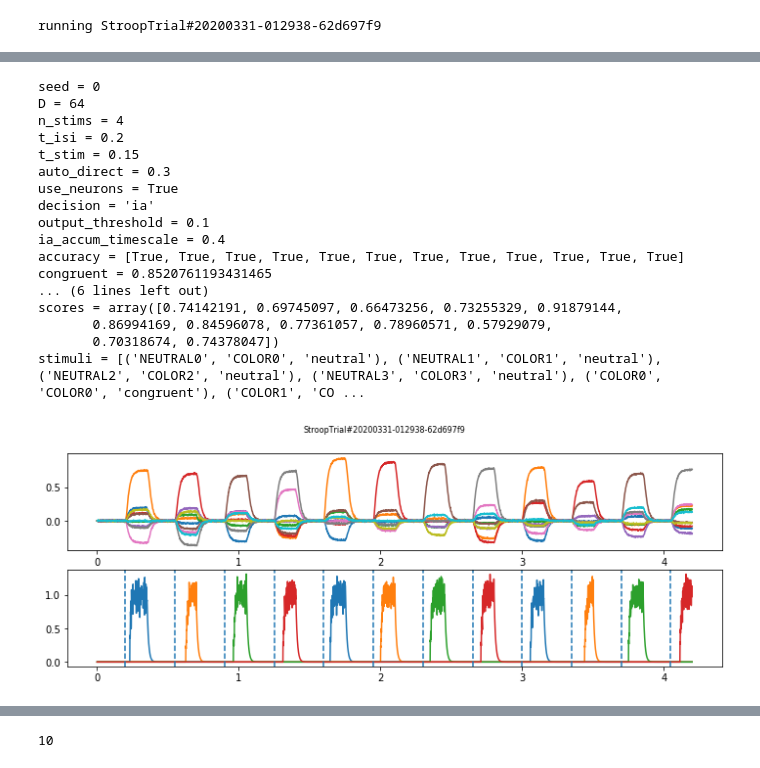
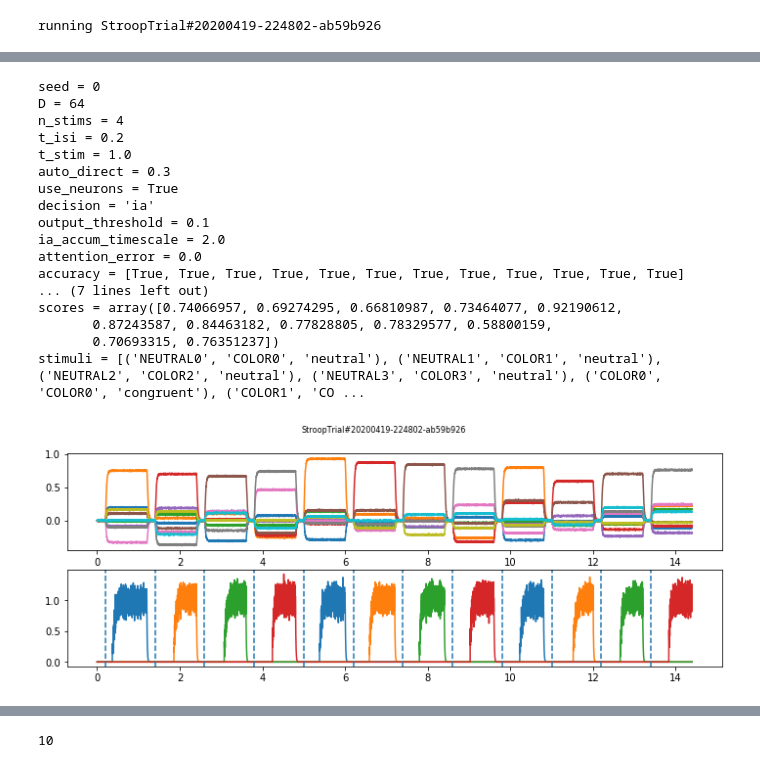
Before and after one commit to tcstewar/nengo_stroop, a Jupyter notebook: Stroop with reaction time.ipynb, the cells around one changed output, grey strips where cells are left out. Cells and saved outputs as stored; diff of their text form; code cells hidden in the pictures.

Commit message:
Working stroop params

```diff
--- a/Stroop with reaction time.ipynb
+++ b/Stroop with reaction time.ipynb
@@ -20,6 +20,8 @@ class StroopTrial(pytry.PlotTrial):
         self.param('decision making system (bg|ia)', decision='bg')
         self.param('threshold for producing an output', output_threshold=0.1)
         self.param('IA decision time', ia_accum_timescale=0.4)
+        self.param('attention error', attention_error=0.0)
+
 
     def evaluate(self, p, plt):
         stimuli = []
@@ -54,7 +56,7 @@ class StroopTrial(pytry.PlotTrial):
                     return stimuli[index%len(stimuli)][1]
             stim_w = spa.Transcode(word_func, output_vocab=vocab)
             stim_c = spa.Transcode(color_func, output_vocab=vocab)
-            stim_a = spa.Transcode('COLOR', output_vocab=vocab)
+            stim_a = spa.Transcode('(1-%g)*COLOR + %g*WORD' % (p.attention_error, p.attention_error), output_vocab=vocab)
 
             wm = spa.State(vocab)
 
@@ -162,26 +190,26 @@ class StroopTrial(pytry.PlotTrial):
 # %%
 plt.figure(figsize=(12,4))
 r = StroopTrial().run(plt=plt, n_stims=4, data_dir=None, seed=0, D=64, auto_direct=0.3, use_neurons=True,
-                  decision='ia', ia_accum_timescale=0.4, t_isi=0.2)
+                  decision='ia', ia_accum_timescale=2.0, t_stim=1.0, t_isi=0.2, attention_error=0.0)
 # %% [output]
-running StroopTrial#20200331-012938-62d697f9
+running StroopTrial#20200419-224802-ab59b926
 [interactive output not drawn]
 [interactive output not drawn]
 seed = 0
 D = 64
 n_stims = 4
 t_isi = 0.2
-t_stim = 0.15
+t_stim = 1.0
 auto_direct = 0.3
 use_neurons = True
 decision = 'ia'
 output_threshold = 0.1
-ia_accum_timescale = 0.4
+ia_accum_timescale = 2.0
+attention_error = 0.0
 accuracy = [True, True, True, True, True, True, True, True, True, True, True, True]
-congruent = 0.8520761193431465
-... (6 lines left out)
-scores = array([0.74142191, 0.69745097, 0.66473256, 0.73255329, 0.91879144,
-       0.86994169, 0.84596078, 0.77361057, 0.78960571, 0.57929079,
-       0.70318674, 0.74378047])
+... (7 lines left out)
+scores = array([0.74066957, 0.69274295, 0.66810987, 0.73464077, 0.92190612,
+       0.87243587, 0.84463182, 0.77828805, 0.78329577, 0.58800159,
+       0.70693315, 0.76351237])
 stimuli = [('NEUTRAL0', 'COLOR0', 'neutral'), ('NEUTRAL1', 'COLOR1', 'neutral'), ('NEUTRAL2', 'COLOR2', 'neutral'), ('NEUTRAL3', 'COLOR3', 'neutral'), ('COLOR0', 'COLOR0', 'congruent'), ('COLOR1', 'CO ...
-[figure, old version]
+[figure, new version]
```
Also changed, not shown: parts of 2 cells of this notebook, 1 other file.
